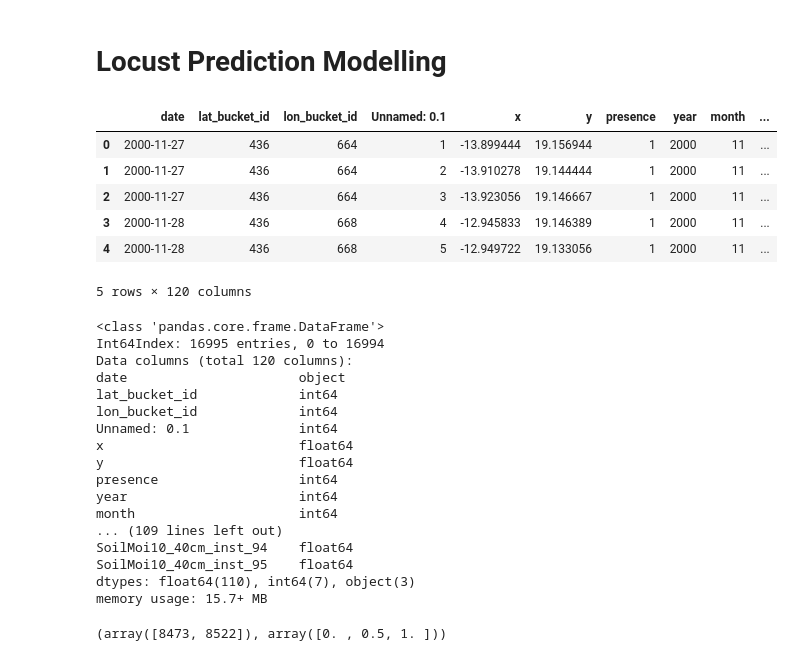
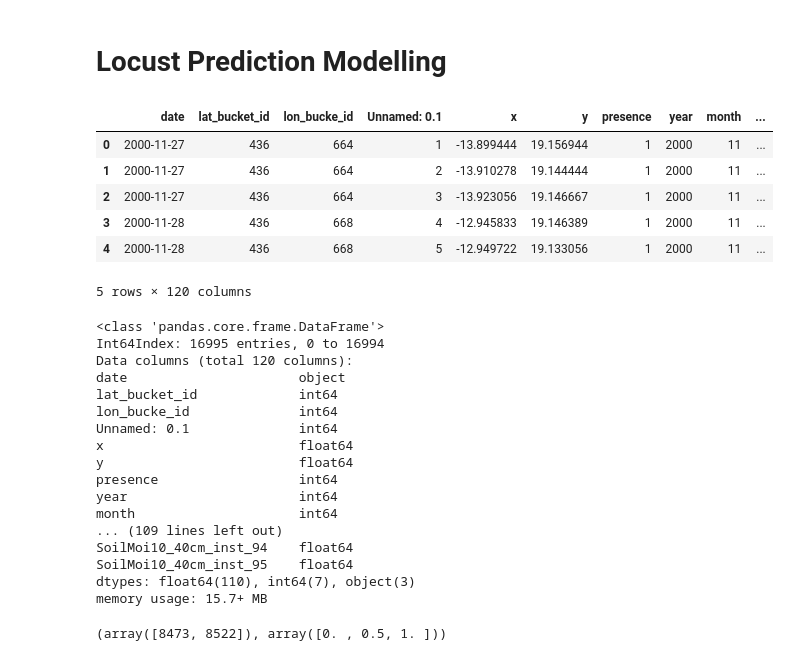
Before and after one commit to instadeepai/locust-predict, a Jupyter notebook: notebooks/Locust-Prediction-Modelling.ipynb, the cells around one changed output. Saved outputs shown, nothing was run; the diff lists cells and outputs as text; code cells hidden in the pictures.

```diff
--- a/notebooks/Locust-Prediction-Modelling.ipynb
+++ b/notebooks/Locust-Prediction-Modelling.ipynb
@@ -5,10 +5,10 @@ import pandas as pd
 import numpy as np
 import matplotlib.pyplot as plt
 # %%
-data = pd.read_csv("../data/nasa_dataset_v0_full.csv", index_col=0)
+data = pd.read_csv("../data/locust_dataset.csv", index_col=0)
 data.head()
 # %% [output]
-|  | date | lat_bucket_id | lon_bucket_id | Unnamed: 0.1 | x | y | presence | year | month | ... |
+|  | date | lat_bucket_id | lon_bucke_id | Unnamed: 0.1 | x | y | presence | year | month | ... |
 | 0 | 2000-11-27 | 436 | 664 | 1 | -13.899444 | 19.156944 | 1 | 2000 | 11 | ... |
 | 1 | 2000-11-27 | 436 | 664 | 2 | -13.910278 | 19.144444 | 1 | 2000 | 11 | ... |
 | 2 | 2000-11-27 | 436 | 664 | 3 | -13.923056 | 19.146667 | 1 | 2000 | 11 | ... |
@@ -28,7 +28,7 @@ Int64Index: 16995 entries, 0 to 16994
 Data columns (total 120 columns):
 date                      object
 lat_bucket_id             int64
-lon_bucket_id             int64
+lon_bucke_id              int64
 Unnamed: 0.1              int64
 x                         float64
 y                         float64
```
Also changed, not shown: parts of 6 cells of this notebook.
